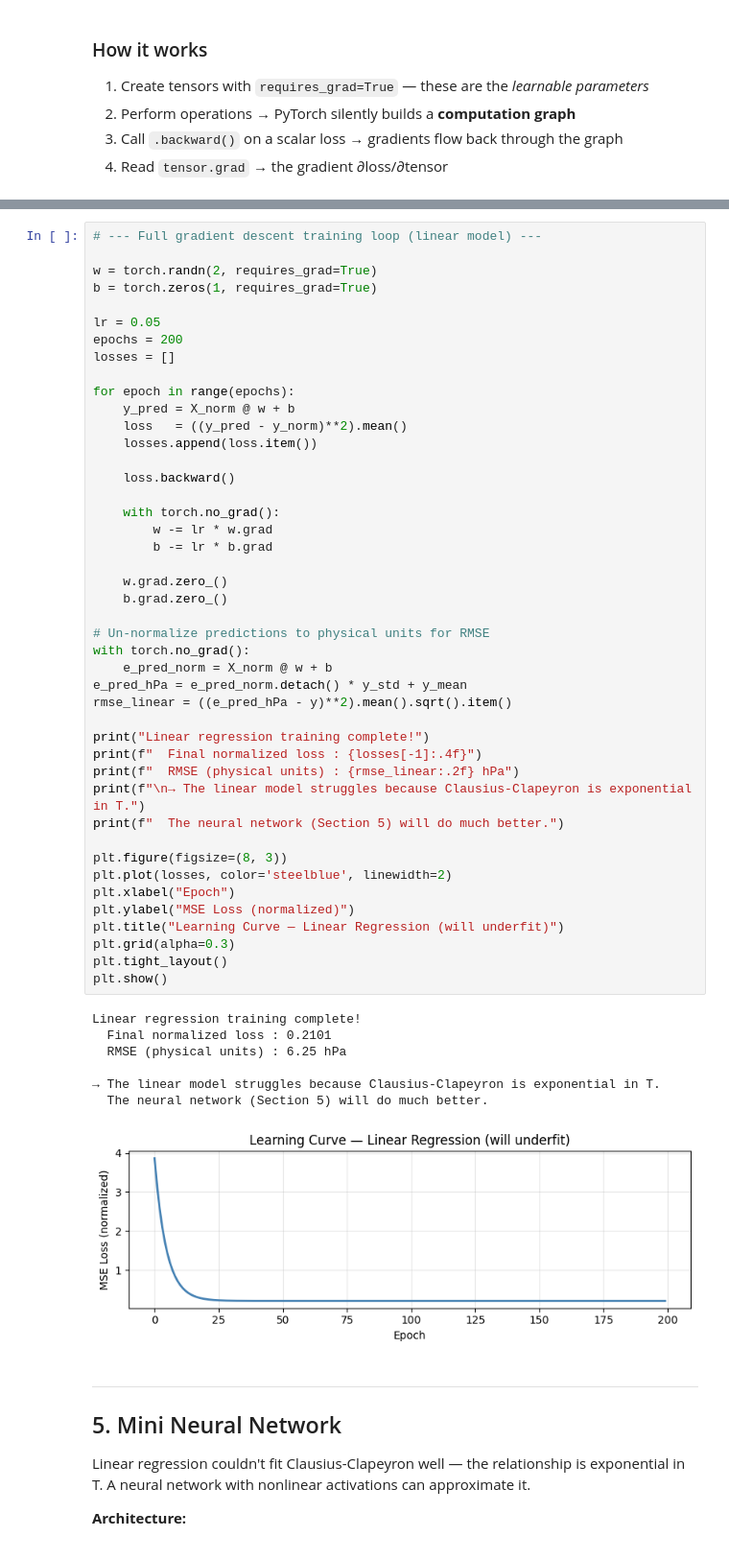
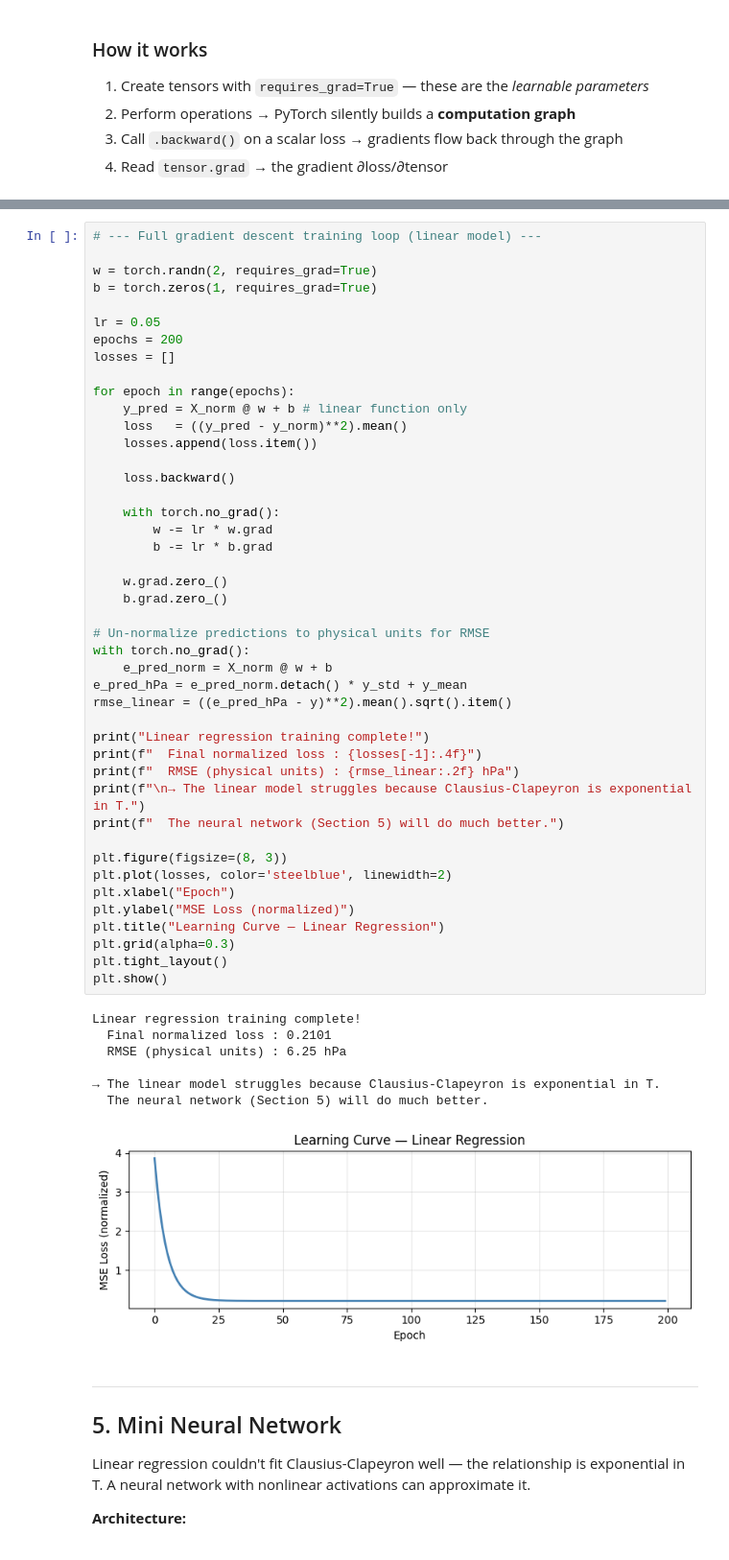
Before and after one commit to mbarcodia/teaching_tools, a Jupyter notebook: pytorch_weather_CC_tutorial.ipynb, the cells around one changed output, grey strips where cells are left out. Shown at 96% size. Drawn from its saved outputs; the diff is of its cells as text.

```diff
--- a/pytorch_weather_CC_tutorial.ipynb
+++ b/pytorch_weather_CC_tutorial.ipynb
@@ -331,7 +332,7 @@ epochs = 200
 losses = []
 
 for epoch in range(epochs):
-    y_pred = X_norm @ w + b
+    y_pred = X_norm @ w + b # linear function only
     loss   = ((y_pred - y_norm)**2).mean()
     losses.append(loss.item())
 
@@ -343,35 +344,35 @@ for epoch in range(epochs):
 
     w.grad.zero_()
     b.grad.zero_()
 
 # Un-normalize predictions to physical units for RMSE
 with torch.no_grad():
     e_pred_norm = X_norm @ w + b
 e_pred_hPa = e_pred_norm.detach() * y_std + y_mean
 rmse_linear = ((e_pred_hPa - y)**2).mean().sqrt().item()
 
 print("Linear regression training complete!")
 print(f"  Final normalized loss : {losses[-1]:.4f}")
 print(f"  RMSE (physical units) : {rmse_linear:.2f} hPa")
 print(f"\n→ The linear model struggles because Clausius-Clapeyron is exponential in T.")
 print(f"  The neural network (Section 5) will do much better.")
 
 plt.figure(figsize=(8, 3))
 plt.plot(losses, color='steelblue', linewidth=2)
 plt.xlabel("Epoch")
 plt.ylabel("MSE Loss (normalized)")
-plt.title("Learning Curve — Linear Regression (will underfit)")
+plt.title("Learning Curve — Linear Regression")
 plt.grid(alpha=0.3)
 plt.tight_layout()
 plt.show()
 # %% [output]
 Linear regression training complete!
   Final normalized loss : 0.2101
   RMSE (physical units) : 6.25 hPa
 
 → The linear model struggles because Clausius-Clapeyron is exponential in T.
   The neural network (Section 5) will do much better.
-[figure, old version]
+[figure, new version]
 # %% [markdown]
 ---
 ## 5. Mini Neural Network <a id='neural-network'></a>
```
Also changed, not shown: parts of 8 cells of this notebook.
